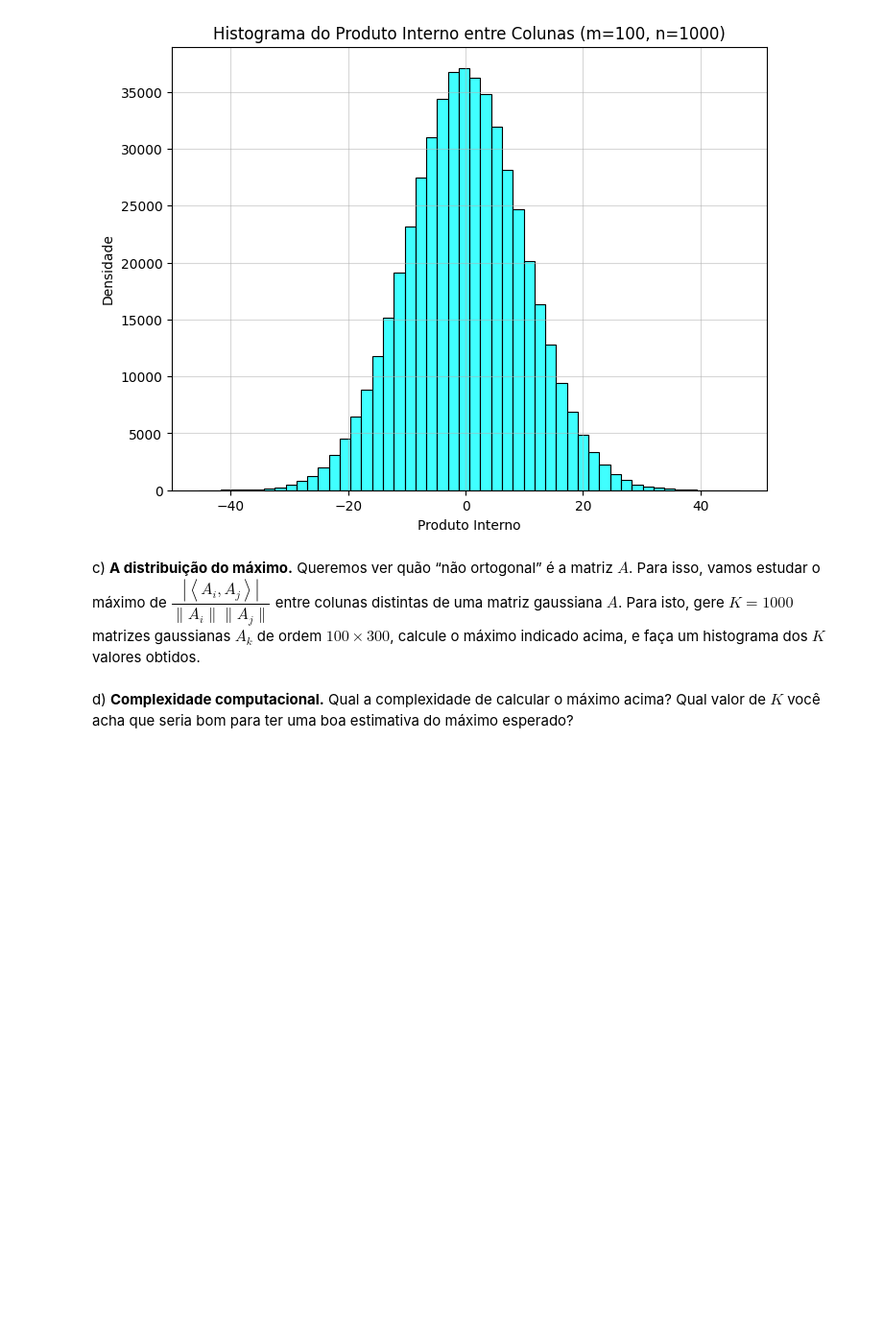
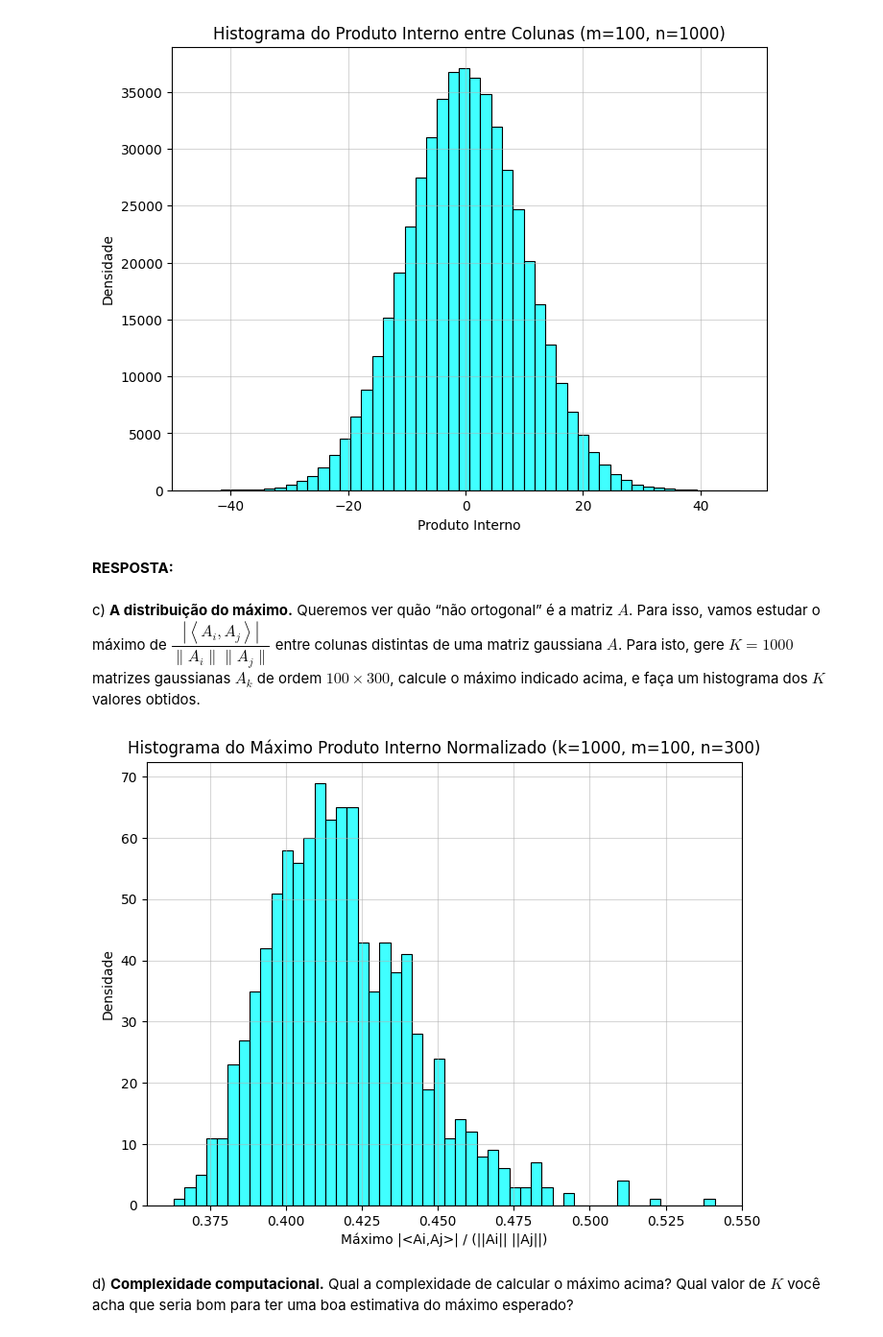
Before and after one commit to viniciodeusdara/FGV-ALN-Projeto-4, a Jupyter notebook: main.ipynb, the cells around one changed output. Shown at 96% size. Saved outputs shown, nothing was run; the diff lists cells and outputs as text; code cells hidden in the pictures; blank space fills up the shorter version.

Commit message:
feat: adicionei código para 1c e atualizei TODOs

```diff
--- a/main.ipynb
+++ b/main.ipynb
@@ -114,14 +118,67 @@ plot_inner_product_histogram()
 [figure]
 [figure]
 [figure]
+# %% [markdown]
+**RESPOSTA:**
 # %% [markdown]
 c) **A distribuição do máximo.** Queremos ver quão “não ortogonal” é a matriz $A$. Para isso, vamos estudar o máximo de $\dfrac{|\left<A_i, A_j \right>|}{\|A_i\|\|A_j\|}$ entre colunas distintas de uma matriz gaussiana $A$. Para isto, gere $K = 1000$ matrizes gaussianas $A_k$ de ordem $100 \times 300$, calcule o máximo indicado acima, e faça um histograma dos $K$ valores obtidos.
 # %%
-def max_cosine(k=1000, m=100, n=300):
-    pass
+def max_cosine(m=100, n=300) -> float:
+    """Gera uma matriz gaussiana A (m x n), calcula o máximo de |<Ai,Aj>| / (||Ai|| ||Aj||)
+    entre colunas distintas.
+
+    Args:
+        m (int, optional): Número de linhas da matriz. Defaults to 100.
+        n (int, optional): Número de colunas da matriz. Defaults to 300.
+
+    Returns:
+        float: Maior valor  de cosseno encontrado
+    """
+    A = np.random.randn(m, n)
+    max_val = 0
+
+    for i in range(n):
+        for j in range(i + 1, n):
+            col_i = A[:, i]
+            col_j = A[:, j]
+            inner_product = np.dot(col_i, col_j)
+            norm_i = np.linalg.norm(col_i)
+            norm_j = np.linalg.norm(col_j)
+
+            if norm_i == 0 or norm_j == 0:
+                continue
+
+            normalized_inner_product = abs(inner_product) / (norm_i * norm_j)
+            if normalized_inner_product > max_val:
+                max_val = normalized_inner_product
+
+    return max_val
 
 def plot_cosines(k=1000, m=100, n=300):
-    pass
+    """Gera K matrizes gaussianas, calcula o máximo de |<Ai,Aj>| / (||Ai|| ||Aj||)
+    para cada uma, e plota um histograma dos K valores obtidos.
+
+    Args:
+        k (int, optional): Número de matrizes gaussianas. Defaults to 1000.
+        m (int, optional): Número de linhas das matrizes. Defaults to 100.
+        n (int, optional): Número de colunas das matrizes. Defaults to 300.
+    """
+
+    max_values = []
+    for _ in range(k):
+        max_values.append(max_cosine(m, n))
+
+    plt.figure(figsize=(8, 6))
+    sns.histplot(max_values, bins=50, color='aqua')
+    plt.title(f'Histograma do Máximo Produto Interno Normalizado (k={k}, m={m}, n={n})')
+    plt.xlabel('Máximo |<Ai,Aj>| / (||Ai|| ||Aj||)')
+    plt.ylabel('Densidade')
+    plt.grid(alpha=0.5)
+    plt.show()
+
+plot_cosines()
+# %% [output]
+[figure, added]
 # %% [markdown]
 d) **Complexidade computacional.** Qual a complexidade de calcular o máximo acima? Qual valor de $K$ você acha que seria bom para ter uma boa estimativa do máximo esperado?
 # %%
```
Also changed, not shown: parts of 2 cells of this notebook.
